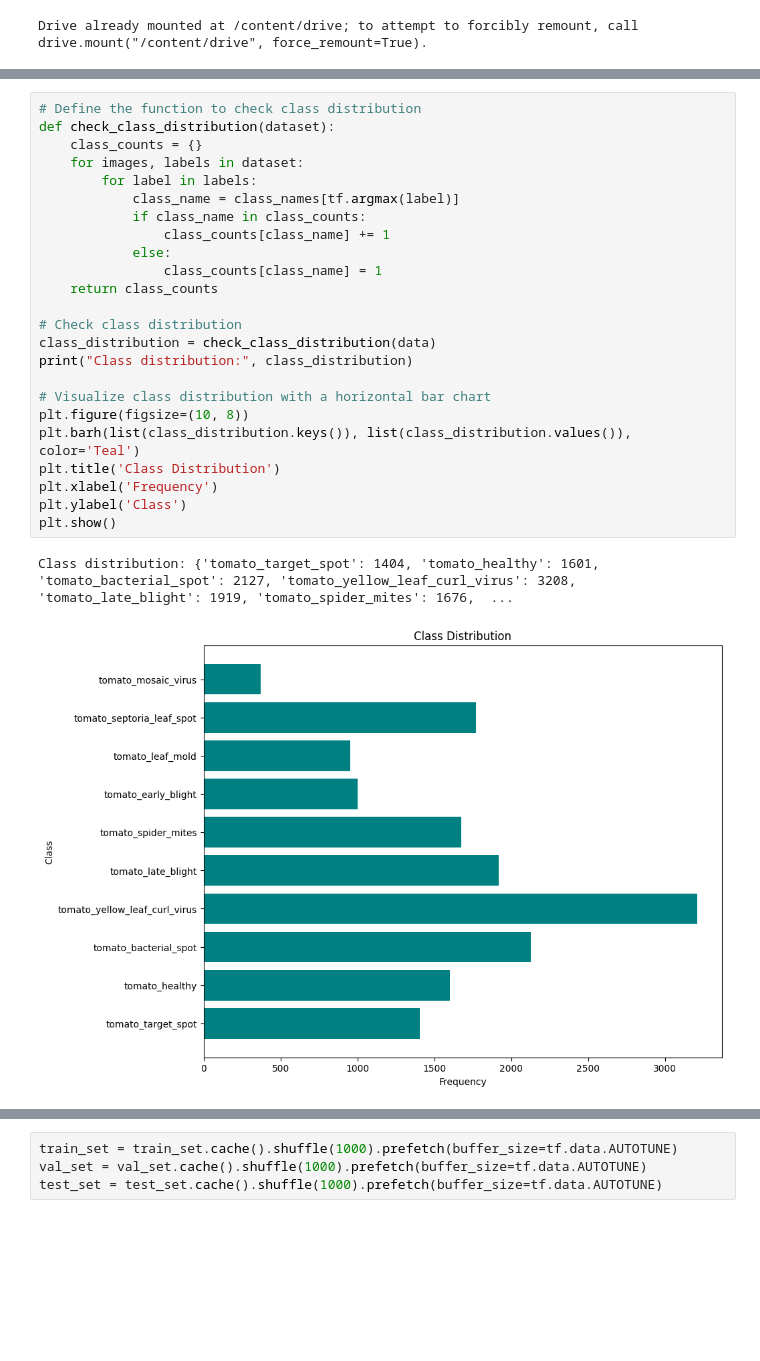
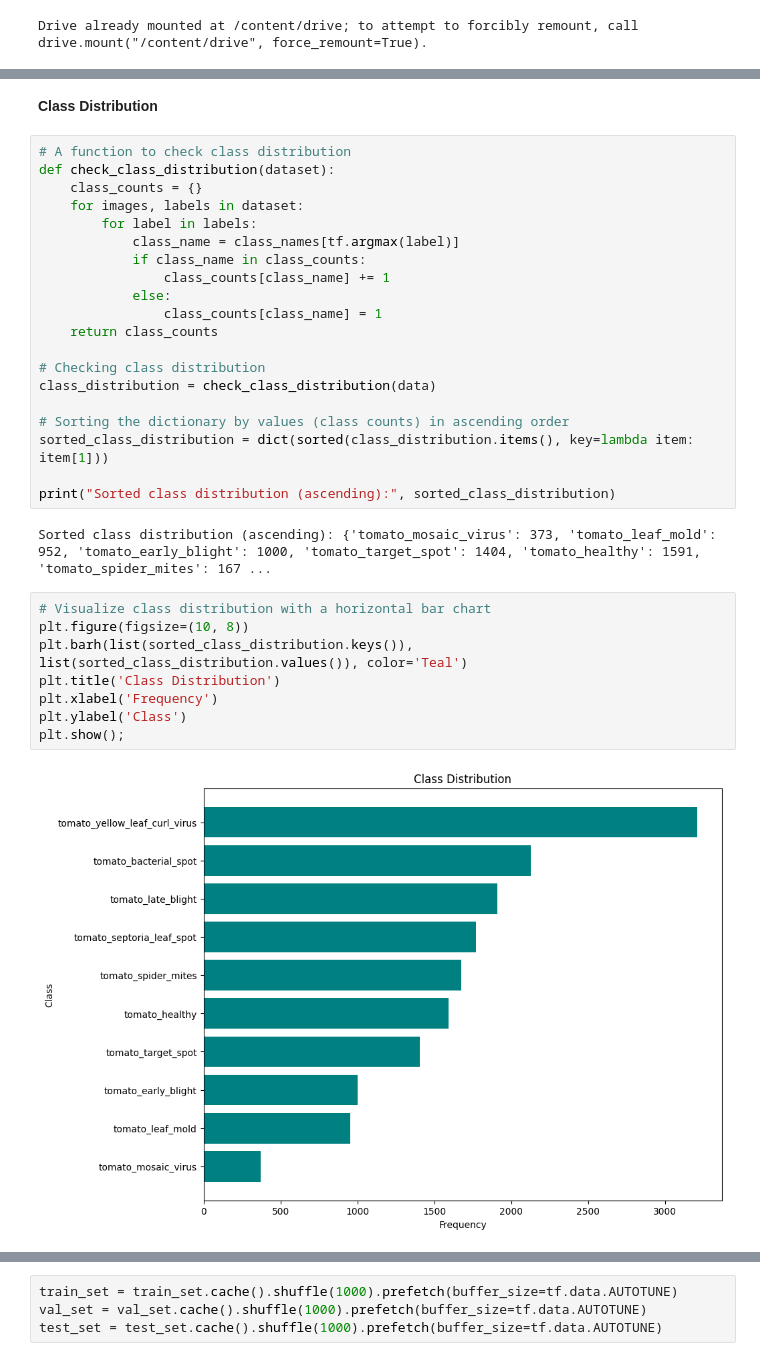
Before and after one commit to KeyMoney22/Plant_disease_classification-, a Jupyter notebook: tomato_disease_detection.ipynb, the cells around one changed output, grey strips where cells are left out. Cells and saved outputs as stored; diff of their text form; blank space fills up the shorter version.

```diff
--- a/tomato_disease_detection.ipynb
+++ b/tomato_disease_detection.ipynb
@@ -130,5 +148,7 @@ Found 1 corrupt images.
+# %% [markdown]
+**Class Distribution**
 # %%
-# Define the function to check class distribution
+# A function to check class distribution
 def check_class_distribution(dataset):
     class_counts = {}
     for images, labels in dataset:
@@ -140,17 +160,22 @@ def check_class_distribution(dataset):
                 class_counts[class_name] = 1
     return class_counts
 
-# Check class distribution
+# Checking class distribution
 class_distribution = check_class_distribution(data)
-print("Class distribution:", class_distribution)
 
-# Visualize class distribution with a horizontal bar chart
-plt.figure(figsize=(10, 8))
-plt.barh(list(class_distribution.keys()), list(class_distribution.values()), color='Teal')
-plt.title('Class Distribution')
-plt.xlabel('Frequency')
-plt.ylabel('Class')
-plt.show()
+# Sorting the dictionary by values (class counts) in ascending order
+sorted_class_distribution = dict(sorted(class_distribution.items(), key=lambda item: item[1]))
+
+print("Sorted class distribution (ascending):", sorted_class_distribution)
 # %% [output]
-Class distribution: {'tomato_target_spot': 1404, 'tomato_healthy': 1601, 'tomato_bacterial_spot': 2127, 'tomato_yellow_leaf_curl_virus': 3208, 'tomato_late_blight': 1919, 'tomato_spider_mites': 1676,  ...
+Sorted class distribution (ascending): {'tomato_mosaic_virus': 373, 'tomato_leaf_mold': 952, 'tomato_early_blight': 1000, 'tomato_target_spot': 1404, 'tomato_healthy': 1591, 'tomato_spider_mites': 167 ...
-[figure, removed]
+# %%
+# Visualize class distribution with a horizontal bar chart
+plt.figure(figsize=(10, 8))
+plt.barh(list(sorted_class_distribution.keys()), list(sorted_class_distribution.values()), color='Teal')
+plt.title('Class Distribution')
+plt.xlabel('Frequency')
+plt.ylabel('Class')
+plt.show();
+# %% [output]
+[figure, added]
```
Also changed, not shown: parts of 28 cells of this notebook.
